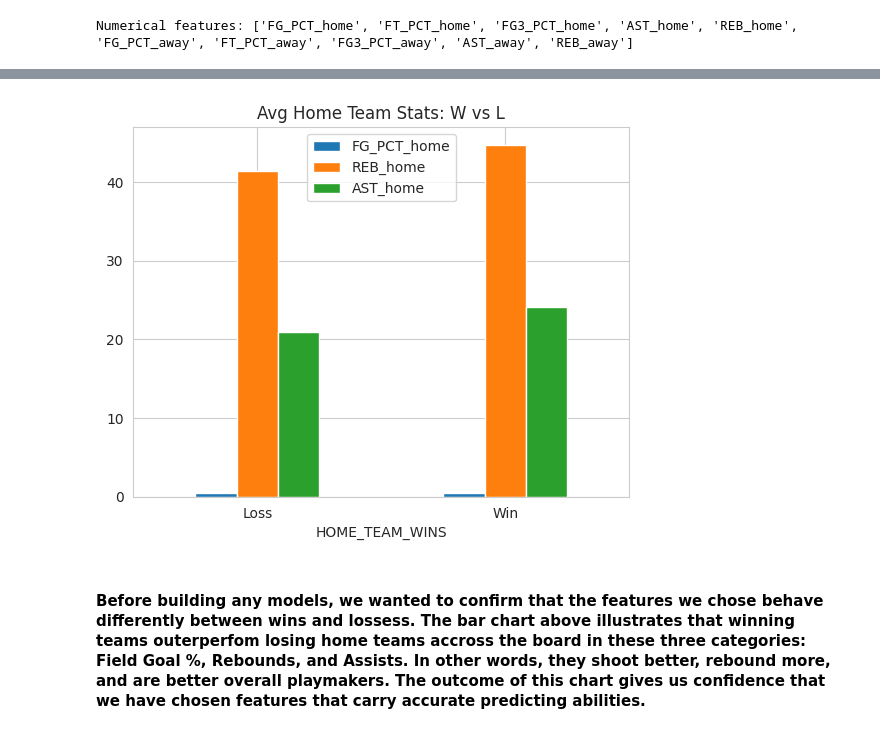
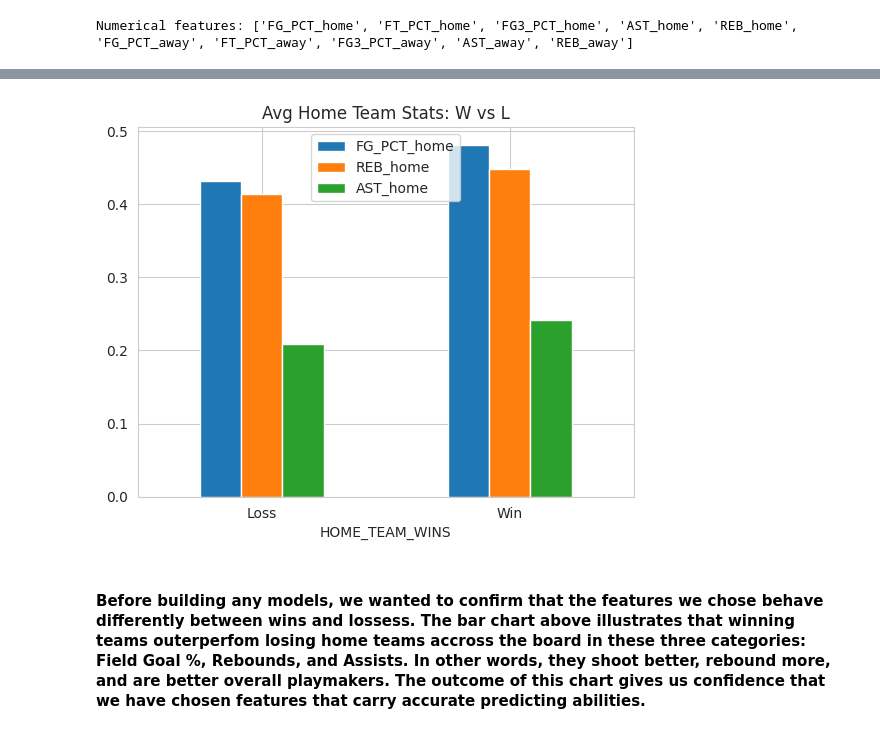
Before and after one commit to aelias5438/Final_Project_DS3021, a Jupyter notebook: FinalLab.ipynb, the cells around one changed output, grey strips where cells are left out. Drawn from its saved outputs; the diff is of its cells as text; code cells hidden in the pictures.

```diff
--- a/FinalLab.ipynb
+++ b/FinalLab.ipynb
@@ -140,13 +142,19 @@ Numerical features: ['FG_PCT_home', 'FT_PCT_home', 'FG3_PCT_home', 'AST_home', '
+# %%
+# Make a copy first
+# Divide Rebounds and Assists by 100
+bar_df = df.copy()
+bar_df['REB_home'] = bar_df['REB_home'] / 100
+bar_df['AST_home'] = bar_df['AST_home'] / 100
 # %%
 # To see if our features truly separate winners from losers, we show a grouped bar chart comparing our three features.
-# The idea behind this plot is the variety of bars. Since they are of differnt ranges (low, medium, high), they justify our feature choices.
+# The idea behind this plot is the variety of bars. Since they are of differnt ranges, we get a sense of how much each feature contributes to team winning.
 features = ['FG_PCT_home', 'REB_home', 'AST_home']
-df.groupby('HOME_TEAM_WINS')[features].mean().plot(kind='bar')
+bar_df.groupby('HOME_TEAM_WINS')[features].mean().plot(kind='bar')
 plt.title("Avg Home Team Stats: W vs L")
 plt.xticks([0,1], ['Loss', 'Win'], rotation=0)
 plt.show()
 # %% [output]
-[figure, old version]
+[figure, new version]
 # %% [markdown]
 #### Before building any models, we wanted to confirm that the features we chose behave differently between wins and lossess. The bar chart above illustrates that winning teams outerperfom losing home teams accross the board in these three categories: **Field Goal %**, **Rebounds**, and **Assists**. In other words, they shoot better, rebound more, and are better overall playmakers. The outcome of this chart gives us confidence that we have chosen features that carry accurate predicting abilities.
 # %%
```
Also changed, not shown: parts of 3 cells of this notebook.
